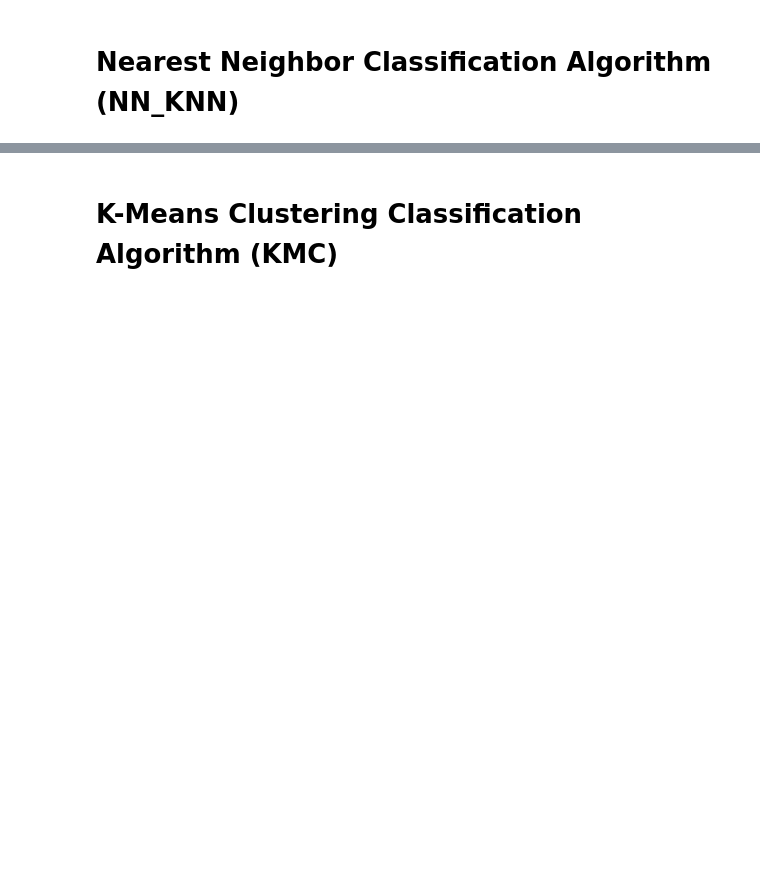
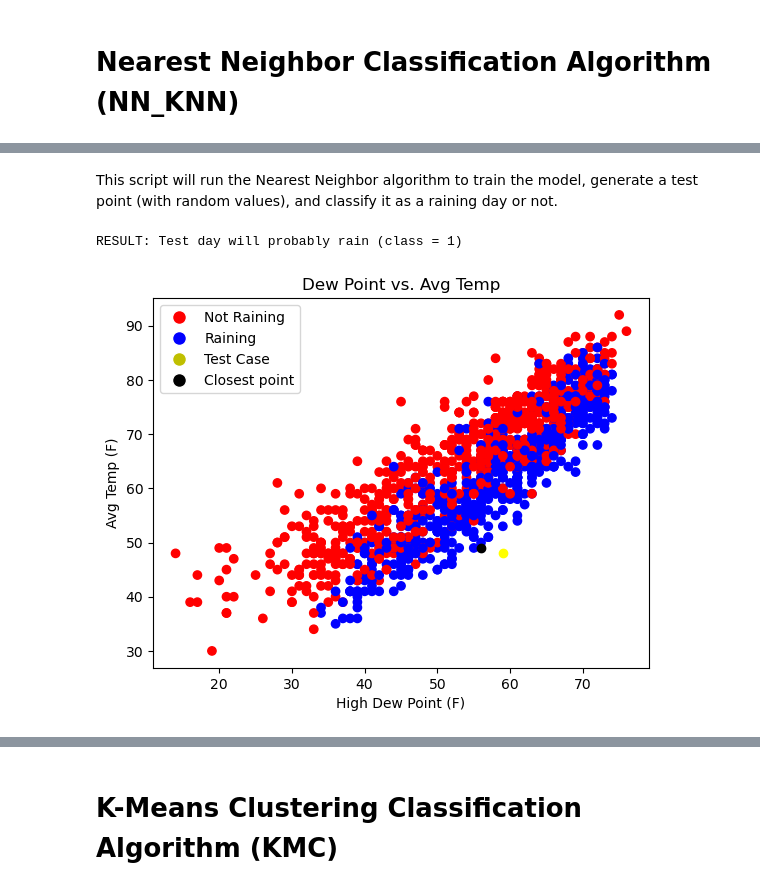
Before and after one commit to philliproos01/Commputational-Physics-Models, a Jupyter notebook: Proj5/KNN.ipynb, the cells around one changed output, grey strips where cells are left out. Drawn from its saved outputs; the diff is of its cells as text; code cells hidden in the pictures; blank space fills up the shorter version.

```diff
--- a/Proj5/KNN.ipynb
+++ b/Proj5/KNN.ipynb
@@ -343,0 +283,75 @@ Name: Rain, dtype: float64
+# %% [markdown]
+This script will run the Nearest Neighbor algorithm to train the model, generate a test point (with random values), and classify it as a raining day or not.
+# %%
+filename = "boston_weather_data.csv"
+data = getDataFromCSV(filename)
+
+
+# # drop rows containing "None" in "Events" column
+# data = data.drop(index=data.loc[data['Events'] == 'None'].index)
+
+# filter the data to include April to July only
+months = [4, 5, 6, 7]
+filtered_data = data[data['Month'].isin(months)]
+
+# filter days that snowed
+filtered_data = filtered_data[filtered_data['Events'] != 'Snow']
+
+# Add a new column called "Classification" which is 1 if it "Rained" or "Both"
+filtered_data['Classification'] = 0
+filtered_data.loc[filtered_data['Events'].isin(['Rain', 'Both']), 'Classification'] = 1
+
+# Reset the indexes
+filtered_data = filtered_data.reset_index(drop=True)
+
+# For testing. Comment this out later.
+# filtered_data = filtered_data.iloc[:10]
+
+#Since we found high correlation of rain with high dew point and avg temp, we are going to use them in our model
+high_dew_point = filtered_data['High Dew Point (F)']
+avg_temp = filtered_data['Avg Temp (F)']
+classification = filtered_data['Classification']
+
+
+#normalize the data and get min and max
+scaledG, minG, maxG = normalizeData(high_dew_point)
+scaledH, minH, maxH = normalizeData(avg_temp)
+
+#Create a test case minG
+#nTestCaseH and nTestCaseG are normalized
+#testCaseH and testCaseG are not normalized
+nTestCaseH, nTestCaseG, testCaseH, testCaseG = createTestCase(minH, maxH, minG, maxG)
+
+#Use the Nearest Neighbor Classification to classify the test case
+# Calculate distances between test case and each data point
+distances = np.sqrt((high_dew_point - testCaseH) ** 2 + (avg_temp - testCaseG) ** 2)
+
+# Find the index of the closest point
+closestIdx = np.argmin(distances)
+
+# Get the classification of the closest point
+closestClassification = classification[closestIdx]
+
+#Get the closest point's classification
+if (closestClassification == 1):
+    print("RESULT: Test day will probably rain (class = 1)")
+else:
+    print("RESULT: Test day will probably not rain (class = 0)")
+
+#plot non-normalized data
+colors = {0: 'red', 1: 'blue'}
+plt.scatter(filtered_data['High Dew Point (F)'], filtered_data['Avg Temp (F)'], c=filtered_data['Classification'].apply(lambda x: colors[x]))
+plt.scatter(testCaseH, testCaseG, c='yellow', label='Test Case')
+plt.scatter(filtered_data.loc[closestIdx, 'High Dew Point (F)'], filtered_data.loc[closestIdx, 'Avg Temp (F)'], c='black', label='Closest point')
+plt.xlabel('High Dew Point (F)')
+plt.ylabel('Avg Temp (F)')
+plt.title('Dew Point vs. Avg Temp')
+legend_elements = [plt.Line2D([0], [0], marker='o', color='w', label='Not Raining', markerfacecolor='r', markersize=10),
+                   plt.Line2D([0], [0], marker='o', color='w', label='Raining', markerfacecolor='b', markersize=10),
+                   plt.Line2D([0], [0], marker='o', color='w', label='Test Case', markerfacecolor='y', markersize=10),
+                   plt.Line2D([0], [0], marker='o', color='w', label='Closest point', markerfacecolor='black', markersize=10)]
+plt.legend(handles=legend_elements)
+plt.show()
+# %% [output]
+RESULT: Test day will probably rain (class = 1)
+[figure, added]
```
Also changed, not shown: parts of 11 cells of this notebook.
